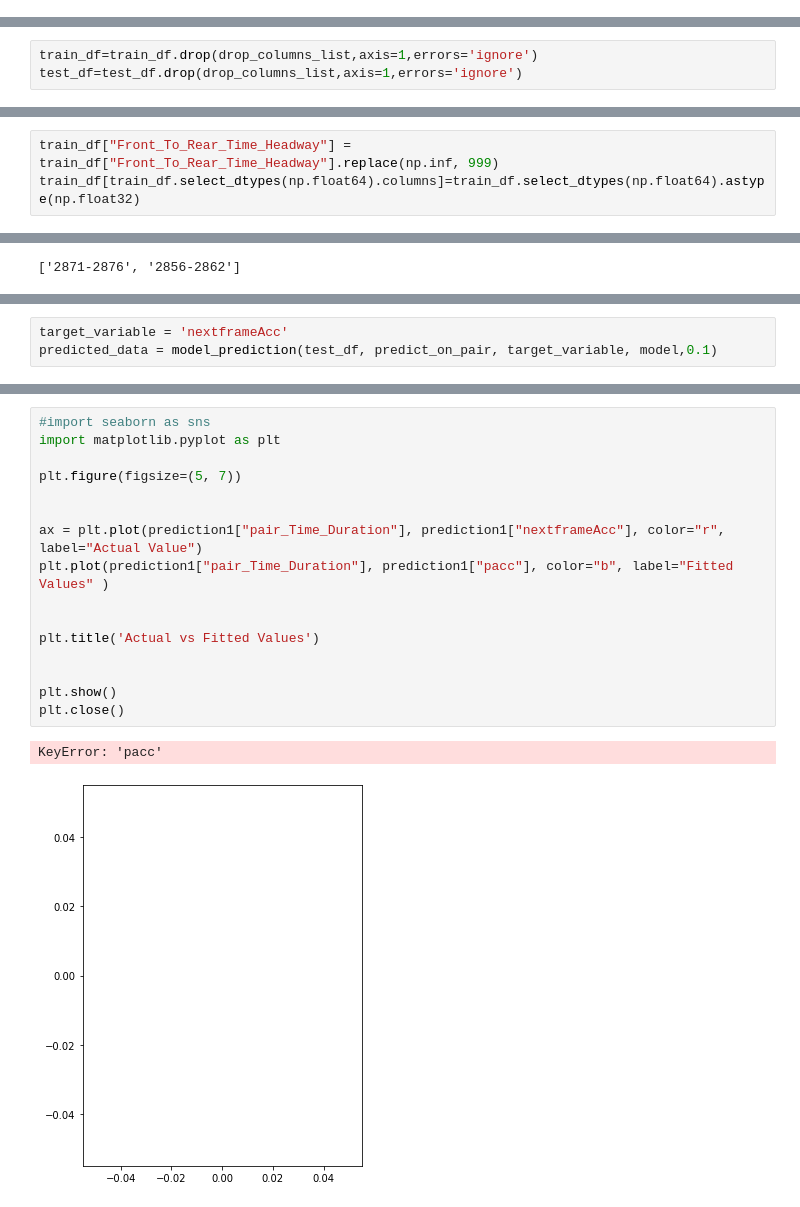
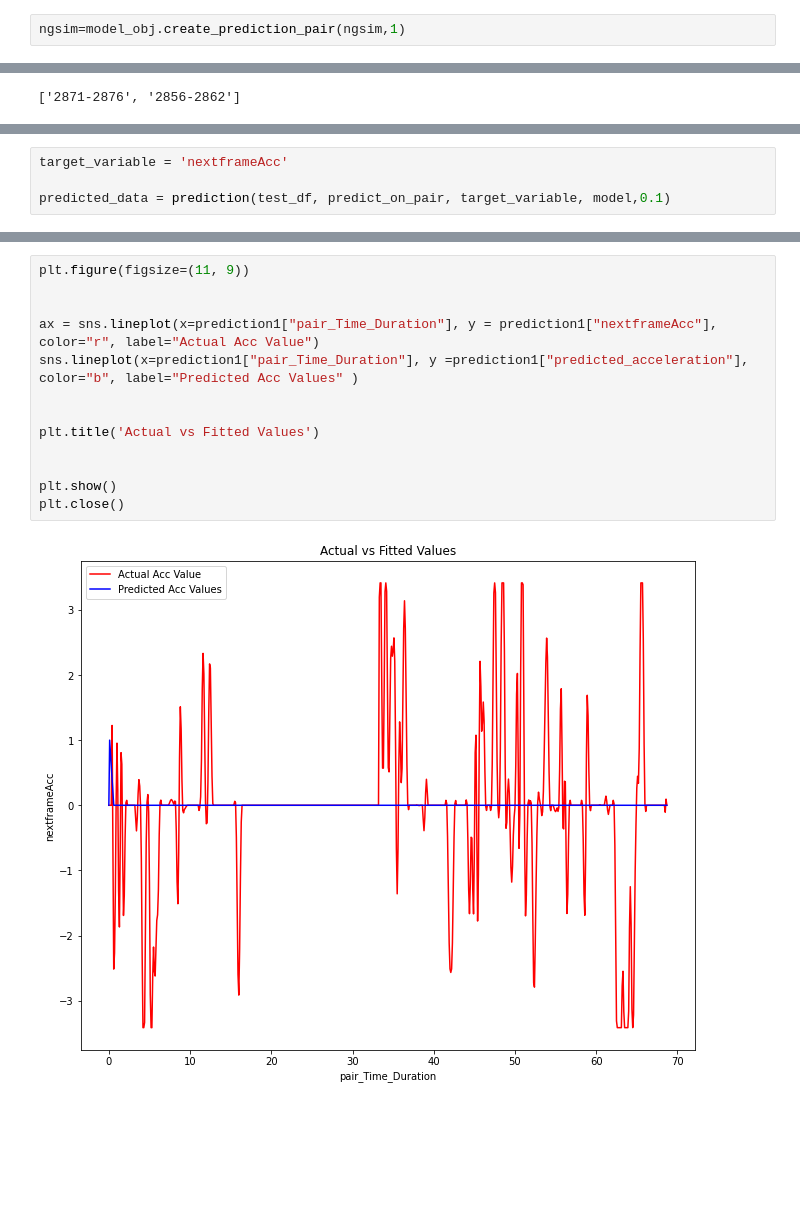
Before and after one commit to VineetDhamija/DataDrivenCarFollowing, a Jupyter notebook: datadrivencarfollowing-v1/scripts/CNN Model Application.ipynb, the cells around one changed output, grey strips where cells are left out. Saved outputs shown, nothing was run; the diff lists cells and outputs as text; blank space fills up the shorter version.

```diff
--- a/datadrivencarfollowing-v1/scripts/CNN Model Application.ipynb
+++ b/datadrivencarfollowing-v1/scripts/CNN Model Application.ipynb
@@ -146,0 +150,2 @@ ngsim["Location_cat"]=ngsim["Location"].astype("category").cat.codes
+# %%
+ngsim=model_obj.create_prediction_pair(ngsim,1)
@@ -153,6 +172,3 @@ drop_columns_list=['Vehicle_ID','Frame_ID','Global_Time','Local_X','Global_X','G
-# %%
-train_df=train_df.drop(drop_columns_list,axis=1,errors='ignore')
-test_df=test_df.drop(drop_columns_list,axis=1,errors='ignore')
 # %%
 print(train_df.isnull().sum())
 # %% [output]
@@ -232,6 +248,3 @@ test_df
-# %%
-train_df["Front_To_Rear_Time_Headway"] = train_df["Front_To_Rear_Time_Headway"].replace(np.inf, 999)
-train_df[train_df.select_dtypes(np.float64).columns]=train_df.select_dtypes(np.float64).astype(np.float32)
 # %%
 train_df.dtypes
 # %% [output]
@@ -411,5 +441,6 @@ def model_prediction( test_df, unique_pairs_df, target_variable, model, time_fra
     return result
 # %%
 target_variable = 'nextframeAcc'
-predicted_data = model_prediction(test_df, predict_on_pair, target_variable, model,0.1)
+
+predicted_data = prediction(test_df, predict_on_pair, target_variable, model,0.1)
 # %% [output]
@@ -456,20 +497,16 @@ prediction1
 # %%
-#import seaborn as sns
-import matplotlib.pyplot as plt
-
-plt.figure(figsize=(5, 7))
+plt.figure(figsize=(11, 9))
 
 
-ax = plt.plot(prediction1["pair_Time_Duration"], prediction1["nextframeAcc"], color="r", label="Actual Value")
-plt.plot(prediction1["pair_Time_Duration"], prediction1["pacc"], color="b", label="Fitted Values" )
+ax = sns.lineplot(x=prediction1["pair_Time_Duration"], y = prediction1["nextframeAcc"], color="r", label="Actual Acc Value")
+sns.lineplot(x=prediction1["pair_Time_Duration"], y =prediction1["predicted_acceleration"],  color="b", label="Predicted Acc Values" )
 
 
 plt.title('Actual vs Fitted Values')
 
 
 plt.show()
 plt.close()
 # %% [output]
-KeyError: 'pacc'
-[figure, old version]
+[figure, new version]
 # %%
```
Also changed, not shown: parts of 24 cells of this notebook, 3 other files.
